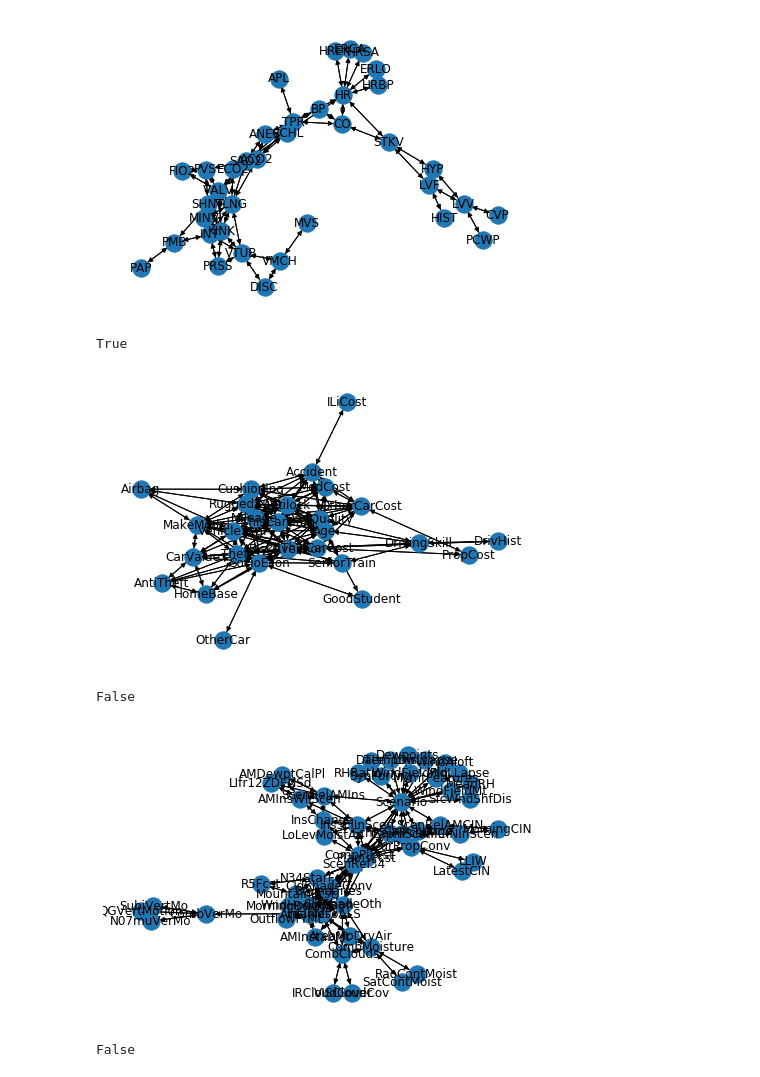
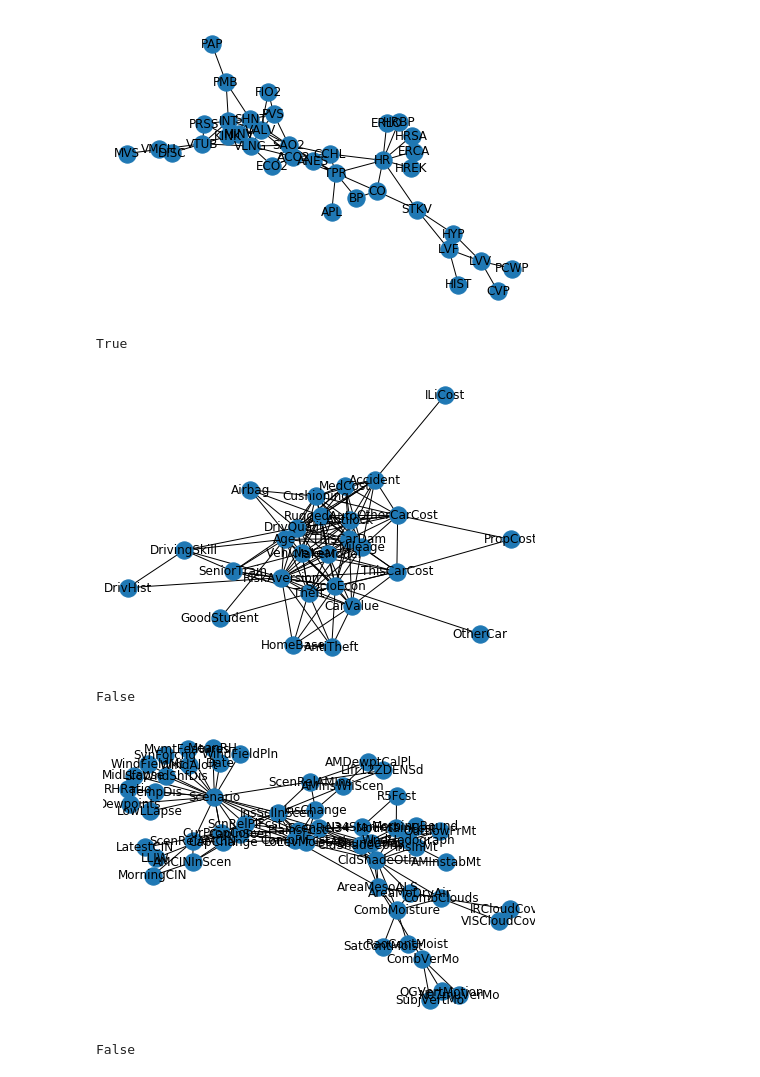
Before and after one commit to madlabunimib/MADBayes, a Jupyter notebook: notebooks/test_triangulate_graph.ipynb, the cells around one changed output. Saved outputs shown, nothing was run; the diff lists cells and outputs as text; code cells hidden in the pictures.

```diff
--- a/notebooks/test_triangulate_graph.ipynb
+++ b/notebooks/test_triangulate_graph.ipynb
@@ -33,17 +33,17 @@ wi.plot_graph(graph)
 # %%
-my_graph_test = Graph.from_string("[1][8][2|1:8][5|1][6|5][3|2][4|2][7|3:4:6]")
+my_graph_test = DirectedGraph.from_string("[1][8][2|1:8][5|1][6|5][3|2][4|2][7|3:4:6]")
 
 # https://www.bnlearn.com/documentation/man/learning-test.html
-learning_graph = Graph.from_string("[A][C][F][B|A][D|A:C][E|B:F]")
+learning_graph = DirectedGraph.from_string("[A][C][F][B|A][D|A:C][E|B:F]")
 
 # https://www.bnlearn.com/documentation/man/asia.html
-asia_graph = Graph.from_string("[A][S][T|A][L|S][B|S][D|B:E][E|T:L][X|E]")
+asia_graph = DirectedGraph.from_string("[A][S][T|A][L|S][B|S][D|B:E][E|T:L][X|E]")
 
 # https://www.bnlearn.com/documentation/man/clgaussian-test.html
-clgaussian_graph = Graph.from_string("[A][B][C][H][D|A:H][F|B:C][E|B:D][G|A:D:E:F]")
+clgaussian_graph = DirectedGraph.from_string("[A][B][C][H][D|A:H][F|B:C][E|B:D][G|A:D:E:F]")
 
 # https://www.bnlearn.com/documentation/man/alarm.html
-alarm_graph = Graph.from_string("[HIST|LVF][CVP|LVV][PCWP|LVV][HYP][LVV|HYP:LVF][LVF]" +
+alarm_graph = DirectedGraph.from_string("[HIST|LVF][CVP|LVV][PCWP|LVV][HYP][LVV|HYP:LVF][LVF]" +
                                 "[STKV|HYP:LVF][ERLO][HRBP|ERLO:HR][HREK|ERCA:HR][ERCA][HRSA|ERCA:HR][ANES]" +
                                 "[APL][TPR|APL][ECO2|ACO2:VLNG][KINK][MINV|INT:VLNG][FIO2][PVS|FIO2:VALV]" +
                                 "[SAO2|PVS:SHNT][PAP|PMB][PMB][SHNT|INT:PMB][INT][PRSS|INT:KINK:VTUB][DISC]" +
@@ -51,7 +51,7 @@ alarm_graph = Graph.from_string("[HIST|LVF][CVP|LVV][PCWP|LVV][HYP][LVV|HYP:LVF]
                                 "[ACO2|VALV][CCHL|ACO2:ANES:SAO2:TPR][HR|CCHL][CO|HR:STKV][BP|CO:TPR]")
 
 # https://www.bnlearn.com/documentation/man/insurance.html
-insurance_graph = Graph.from_string("[Age][Mileage][SocioEcon|Age][GoodStudent|Age:SocioEcon]" +
+insurance_graph = DirectedGraph.from_string("[Age][Mileage][SocioEcon|Age][GoodStudent|Age:SocioEcon]" +
                               "[RiskAversion|Age:SocioEcon][OtherCar|SocioEcon]" +
                               "[VehicleYear|SocioEcon:RiskAversion][MakeModel|SocioEcon:RiskAversion]" +
                               "[SeniorTrain|Age:RiskAversion][HomeBase|SocioEcon:RiskAversion]" +
@@ -66,7 +66,7 @@ insurance_graph = Graph.from_string("[Age][Mileage][SocioEcon|Age][GoodStudent|A
                               "[PropCost|ThisCarCost:OtherCarCost]")
 
 # https://www.bnlearn.com/documentation/man/hailfinder.html
-hailFinder_graph = Graph.from_string("[N07muVerMo][SubjVertMo][QGVertMotion][SatContMoist][RaoContMoist]" +
+hailFinder_graph = DirectedGraph.from_string("[N07muVerMo][SubjVertMo][QGVertMotion][SatContMoist][RaoContMoist]" +
                       "[VISCloudCov][IRCloudCover][AMInstabMt][WndHodograph][MorningBound][LoLevMoistAd][Date]" +
                       "[MorningCIN][LIfr12ZDENSd][AMDewptCalPl][LatestCIN][LLIW]" +
                       "[CombVerMo|N07muVerMo:SubjVertMo:QGVertMotion][CombMoisture|SatContMoist:RaoContMoist]" +
@@ -122,21 +122,21 @@ True
 # %%
 moralized_graph = wi.moralize(alarm_graph, force_parallel=True)
 triangulate_graph = wi.min_qs_triangulate(moralized_graph)
-nx.is_chordal(triangulate_graph.to_networkx_undirected())
+nx.is_chordal(triangulate_graph.to_networkx())
 # %% [output]
-[figure, old version]
+[figure, new version]
 True
 # %%
 moralized_graph = wi.moralize(insurance_graph, force_parallel=True)
 triangulate_graph = wi.min_qs_triangulate(moralized_graph)
-nx.is_chordal(triangulate_graph.to_networkx_undirected())
+nx.is_chordal(triangulate_graph.to_networkx())
 # %% [output]
-[figure, old version]
+[figure, new version]
 False
 # %%
 moralized_graph = wi.moralize(hailFinder_graph, force_parallel=True)
 triangulate_graph = wi.min_qs_triangulate(moralized_graph)
-nx.is_chordal(triangulate_graph.to_networkx_undirected())
+nx.is_chordal(triangulate_graph.to_networkx())
 # %% [output]
-[figure, old version]
+[figure, new version]
 False
```
Also changed, not shown: parts of 7 cells of this notebook, 1 other file.
